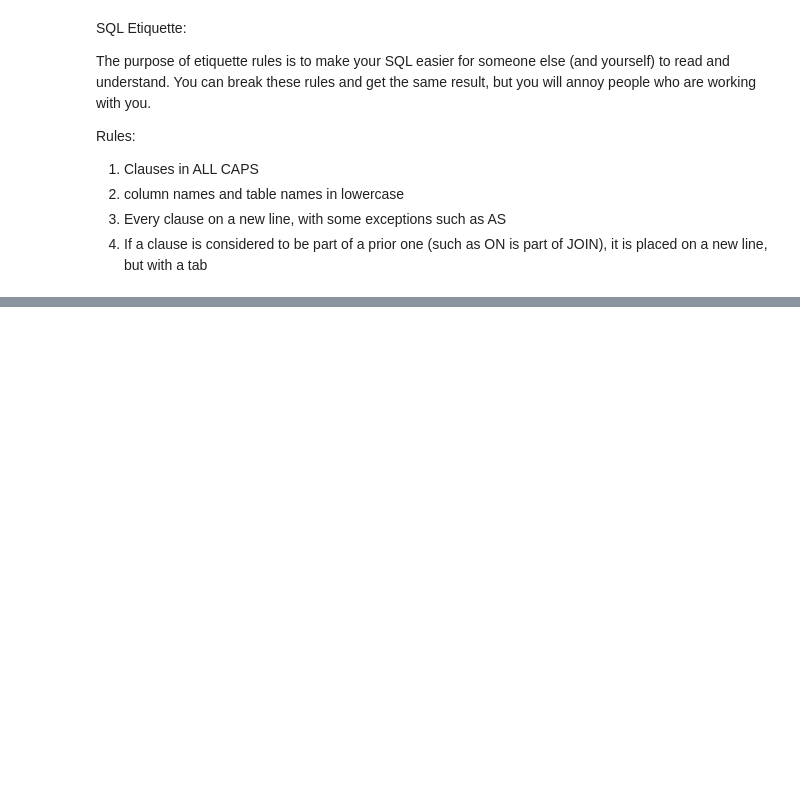
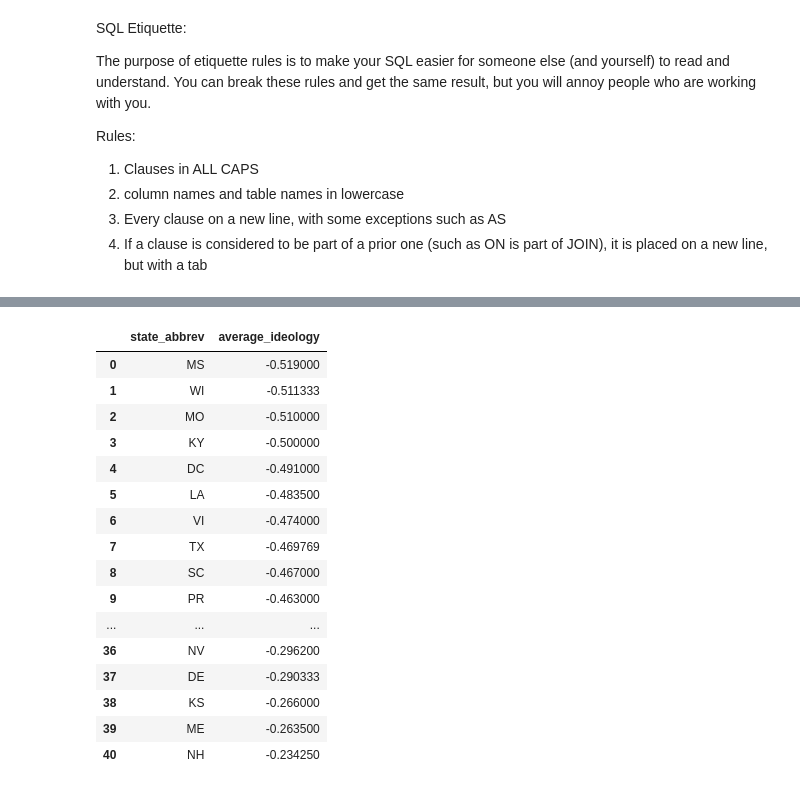
Before and after one commit to cynthialeng/con-trans-2025, a Jupyter notebook: notebooks/createDB.ipynb, the cells around one changed output, grey strips where cells are left out. Cells and saved outputs as stored; diff of their text form; code cells hidden in the pictures; blank space fills up the shorter version.

```diff
--- a/notebooks/createDB.ipynb
+++ b/notebooks/createDB.ipynb
@@ -178,0 +222,31 @@ pd.read_sql_query(myquery, con=engine)
+# %%
+myquery = '''
+SELECT state_abbrev,
+    AVG(left_right_ideology) AS average_ideology
+FROM members
+WHERE party = 'Democrat'
+GROUP BY state_abbrev
+ORDER BY average_ideology
+'''
+
+# where: before groupby
+
+pd.read_sql_query(myquery, con=engine)
+# %% [output]
+|  | state_abbrev | average_ideology |
+| 0 | MS | -0.519000 |
+| 1 | WI | -0.511333 |
+| 2 | MO | -0.510000 |
+| 3 | KY | -0.500000 |
+| 4 | DC | -0.491000 |
+| 5 | LA | -0.483500 |
+| 6 | VI | -0.474000 |
+| 7 | TX | -0.469769 |
+| 8 | SC | -0.467000 |
+| 9 | PR | -0.463000 |
+| ... | ... | ... |
+| 36 | NV | -0.296200 |
+| 37 | DE | -0.290333 |
+| 38 | KS | -0.266000 |
+| 39 | ME | -0.263500 |
+| 40 | NH | -0.234250 |
```
Also changed, not shown: parts of 7 cells of this notebook, 1 other file.
